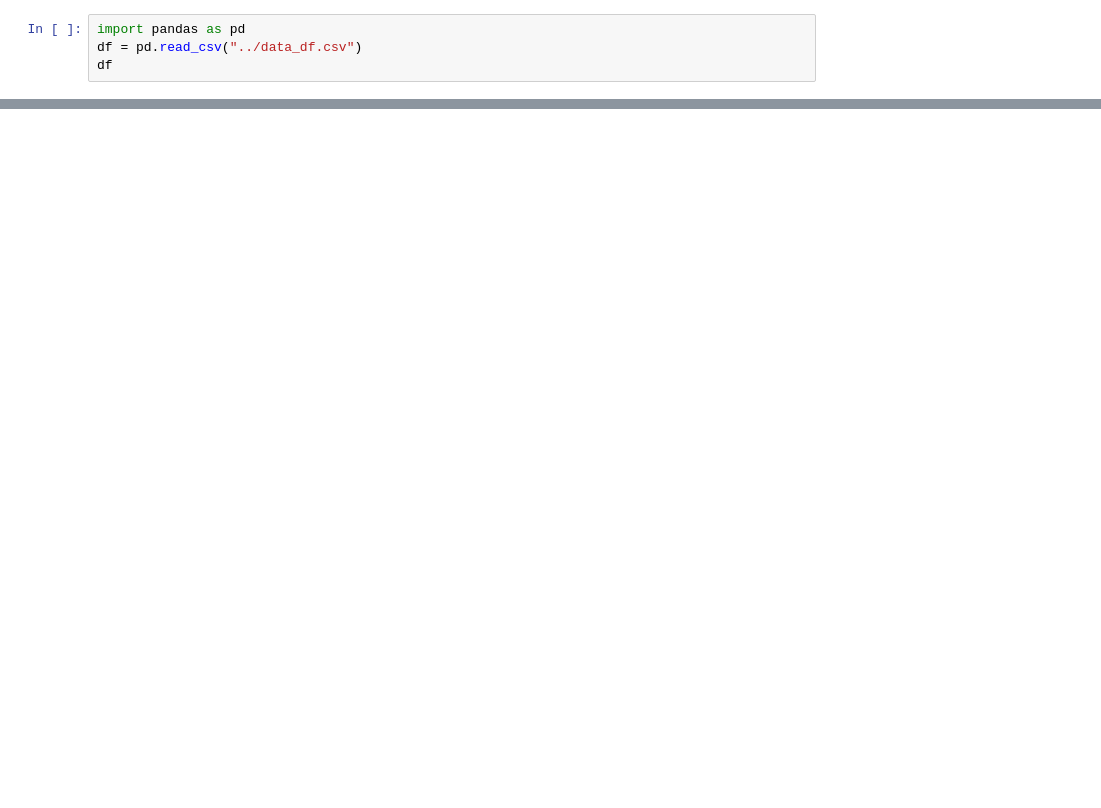
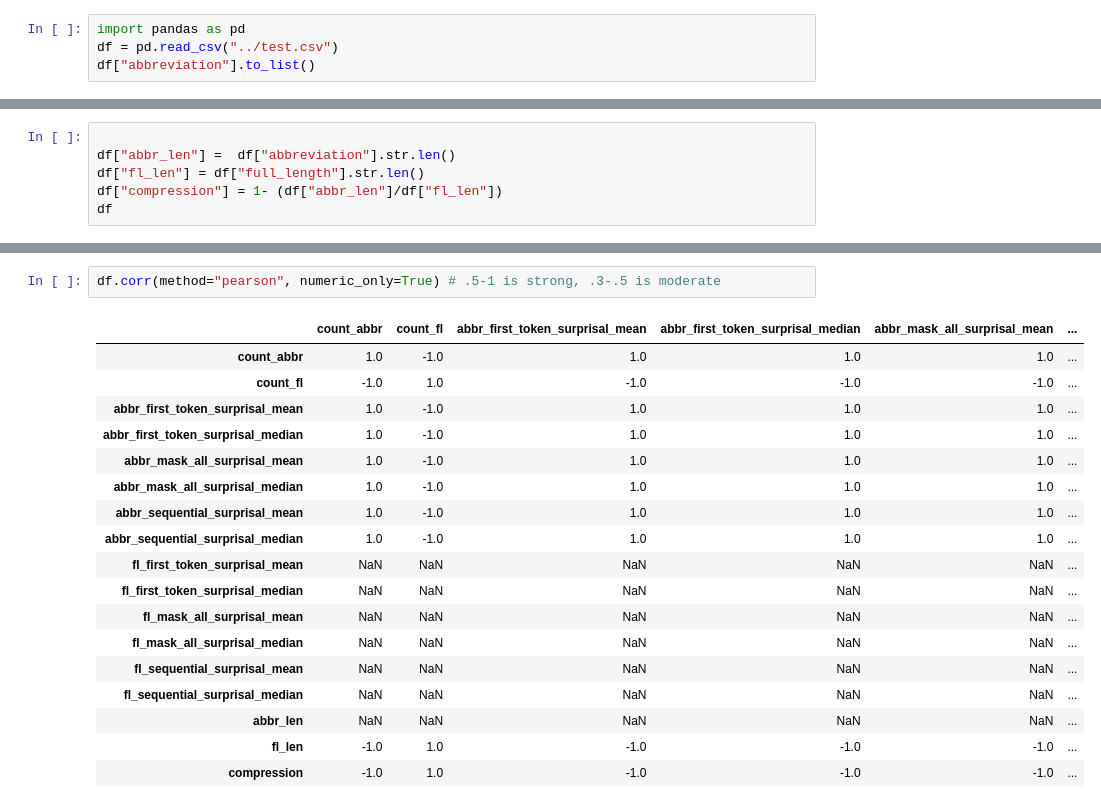
Before and after one commit to erafkin/twitter_abbreviation_word_length, a Jupyter notebook: notebooks/explore.ipynb, the cells around one changed output, grey strips where cells are left out. Cells and saved outputs as stored; diff of their text form; blank space fills up the shorter version.

```diff
--- a/notebooks/explore.ipynb
+++ b/notebooks/explore.ipynb
@@ -1,5 +1,5 @@
 # %%
 import pandas as pd
-df = pd.read_csv("../data_df.csv")
-df
+df = pd.read_csv("../test.csv")
+df["abbreviation"].to_list()
 # %% [output]
@@ -22,0 +7,6 @@ df
+# %%
+
+df["abbr_len"] =  df["abbreviation"].str.len()
+df["fl_len"] = df["full_length"].str.len()
+df["compression"] = 1- (df["abbr_len"]/df["fl_len"])
+df
@@ -22,0 +51,21 @@ df
+# %%
+df.corr(method="pearson", numeric_only=True) # .5-1 is strong, .3-.5 is moderate
+# %% [output]
+|  | count_abbr | count_fl | abbr_first_token_surprisal_mean | abbr_first_token_surprisal_median | abbr_mask_all_surprisal_mean | ... |
+| count_abbr | 1.0 | -1.0 | 1.0 | 1.0 | 1.0 | ... |
+| count_fl | -1.0 | 1.0 | -1.0 | -1.0 | -1.0 | ... |
+| abbr_first_token_surprisal_mean | 1.0 | -1.0 | 1.0 | 1.0 | 1.0 | ... |
+| abbr_first_token_surprisal_median | 1.0 | -1.0 | 1.0 | 1.0 | 1.0 | ... |
+| abbr_mask_all_surprisal_mean | 1.0 | -1.0 | 1.0 | 1.0 | 1.0 | ... |
+| abbr_mask_all_surprisal_median | 1.0 | -1.0 | 1.0 | 1.0 | 1.0 | ... |
+| abbr_sequential_surprisal_mean | 1.0 | -1.0 | 1.0 | 1.0 | 1.0 | ... |
+| abbr_sequential_surprisal_median | 1.0 | -1.0 | 1.0 | 1.0 | 1.0 | ... |
+| fl_first_token_surprisal_mean | NaN | NaN | NaN | NaN | NaN | ... |
+| fl_first_token_surprisal_median | NaN | NaN | NaN | NaN | NaN | ... |
+| fl_mask_all_surprisal_mean | NaN | NaN | NaN | NaN | NaN | ... |
+| fl_mask_all_surprisal_median | NaN | NaN | NaN | NaN | NaN | ... |
+| fl_sequential_surprisal_mean | NaN | NaN | NaN | NaN | NaN | ... |
+| fl_sequential_surprisal_median | NaN | NaN | NaN | NaN | NaN | ... |
+| abbr_len | NaN | NaN | NaN | NaN | NaN | ... |
+| fl_len | -1.0 | 1.0 | -1.0 | -1.0 | -1.0 | ... |
+| compression | -1.0 | 1.0 | -1.0 | -1.0 | -1.0 | ... |
```
Also changed, not shown: parts of 10 cells of this notebook, 6 other files.
